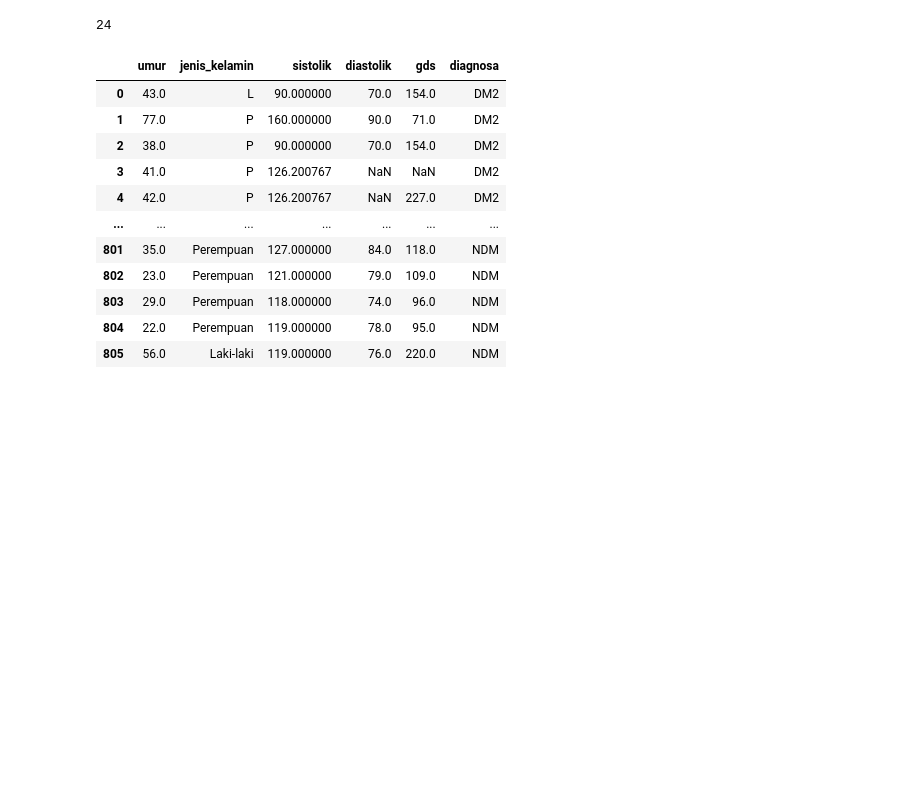
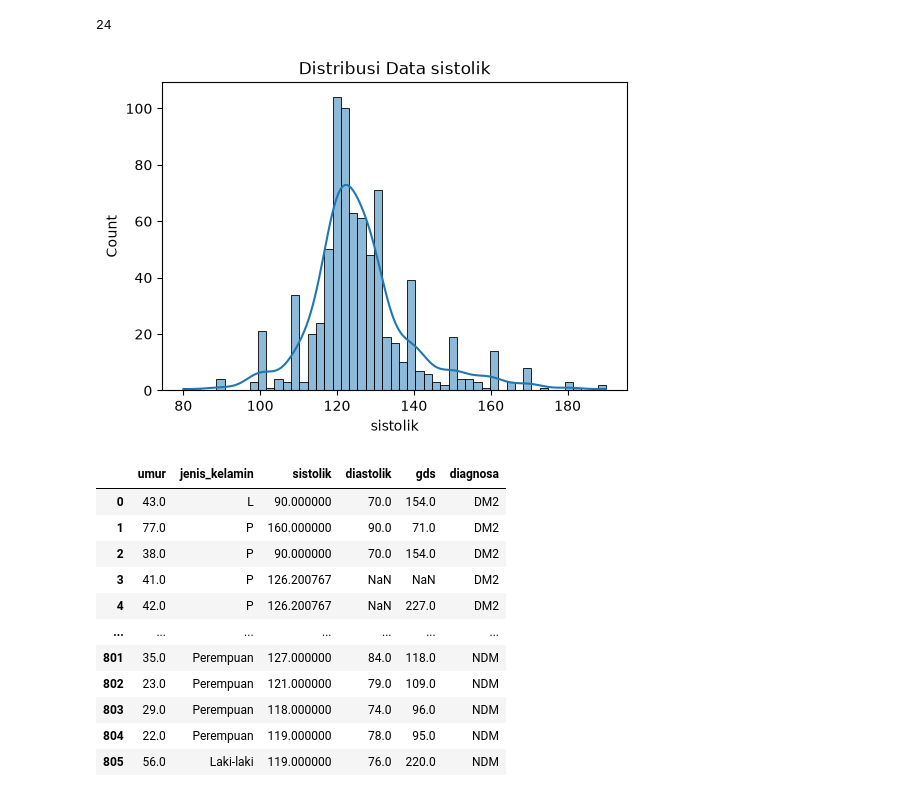
Before and after one commit to FajarRAP/januar-thesis-data-processing, a Jupyter notebook: app.ipynb, the cells around one changed output. Saved outputs shown, nothing was run; the diff lists cells and outputs as text; code cells hidden in the pictures; blank space fills up the shorter version.

```diff
--- a/app.ipynb
+++ b/app.ipynb
@@ -5,3 +7,9 @@ from utils.knn import KNN
 from utils.metrics_evaluator import MetricsEvaluator
 from utils.k_fold_cross_validation import KFoldCrossValidation
 from utils.helpers import min_max_normalization, to_percent
+# %%
+def drawHistogram(df: pd.DataFrame, col: str):
+    plt.figure(figsize=(6, 4))
+    sns.histplot(df[col].dropna(), kde=True)
+    plt.title(f'Distribusi Data {col}')
+    plt.show()
@@ -29,6 +56,10 @@ missingSistolikCount = df['sistolik'].isna().sum()
 print(missingSistolikCount)
 # %% [output]
 24
+# %%
+drawHistogram(df, 'sistolik')
+# %% [output]
+[figure, added]
 # %%
 # Filling missing 'sistolik' values with the mean
 df['sistolik'] = df['sistolik'].fillna(df['sistolik'].mean())
```
Also changed, not shown: parts of 11 cells of this notebook.
